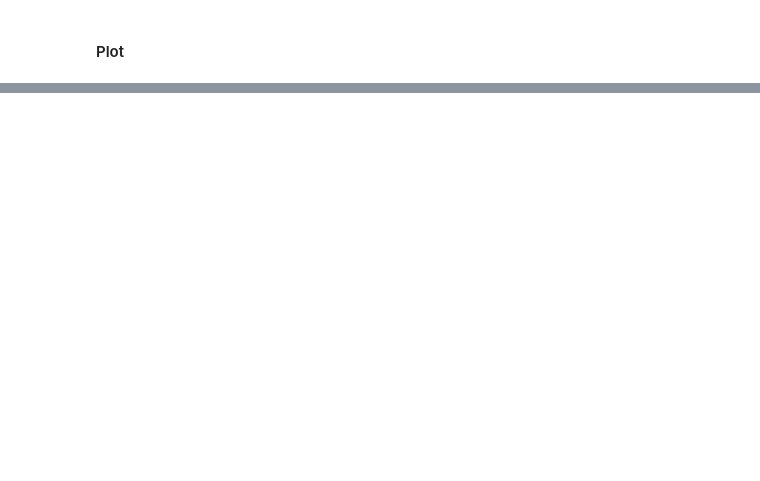
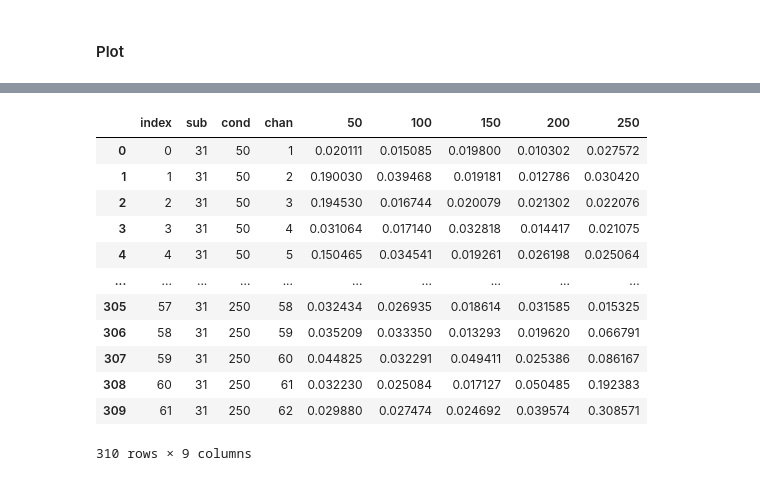
Before and after one commit to letitiayhho/eeg_pitch_tracking, a Jupyter notebook: scripts/test_decoding_from_coherences_the_naive_way.ipynb, the cells around one changed output, grey strips where cells are left out. Saved outputs shown, nothing was run; the diff lists cells and outputs as text; code cells hidden in the pictures; blank space fills up the shorter version.

```diff
--- a/scripts/test_decoding_from_coherences_the_naive_way.ipynb
+++ b/scripts/test_decoding_from_coherences_the_naive_way.ipynb
@@ -258,0 +389,2 @@ ax.set_title('Sensor space decoding')
+# %%
+sub31coh = pd.read_pickle('../data/bids/derivatives/coherence/subj-31_task-pitch_run-1_coh-by-condition.pkl')
@@ -258,0 +407,16 @@ ax.set_title('Sensor space decoding')
+# %%
+sub31coh
+# %% [output]
+|  | index | sub | cond | chan | 50 | 100 | 150 | 200 | 250 |
+| 0 | 0 | 31 | 50 | 1 | 0.020111 | 0.015085 | 0.019800 | 0.010302 | 0.027572 |
+| 1 | 1 | 31 | 50 | 2 | 0.190030 | 0.039468 | 0.019181 | 0.012786 | 0.030420 |
+| 2 | 2 | 31 | 50 | 3 | 0.194530 | 0.016744 | 0.020079 | 0.021302 | 0.022076 |
+| 3 | 3 | 31 | 50 | 4 | 0.031064 | 0.017140 | 0.032818 | 0.014417 | 0.021075 |
+| 4 | 4 | 31 | 50 | 5 | 0.150465 | 0.034541 | 0.019261 | 0.026198 | 0.025064 |
+| ... | ... | ... | ... | ... | ... | ... | ... | ... | ... |
+| 305 | 57 | 31 | 250 | 58 | 0.032434 | 0.026935 | 0.018614 | 0.031585 | 0.015325 |
+| 306 | 58 | 31 | 250 | 59 | 0.035209 | 0.033350 | 0.013293 | 0.019620 | 0.066791 |
+| 307 | 59 | 31 | 250 | 60 | 0.044825 | 0.032291 | 0.049411 | 0.025386 | 0.086167 |
+| 308 | 60 | 31 | 250 | 61 | 0.032230 | 0.025084 | 0.017127 | 0.050485 | 0.192383 |
+| 309 | 61 | 31 | 250 | 62 | 0.029880 | 0.027474 | 0.024692 | 0.039574 | 0.308571 |
+310 rows × 9 columns
```
Also changed, not shown: parts of 17 cells of this notebook, 11 other files.
